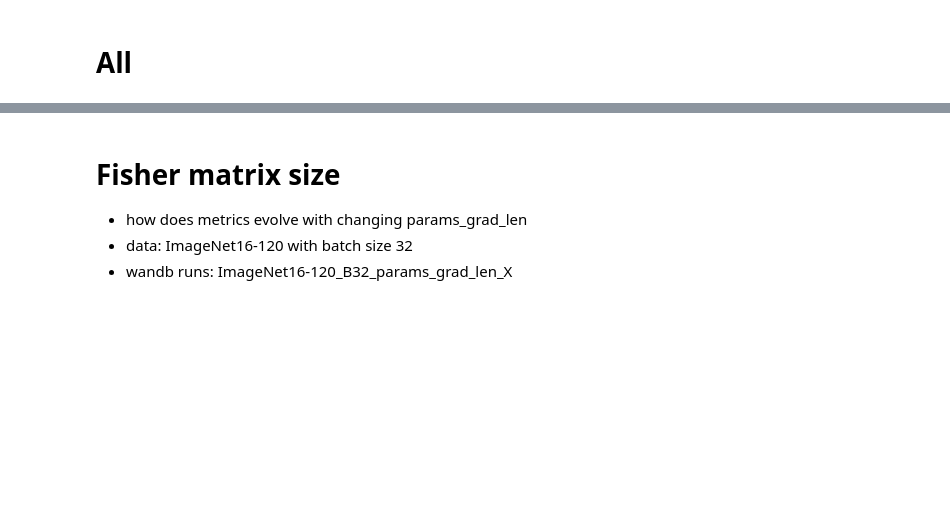
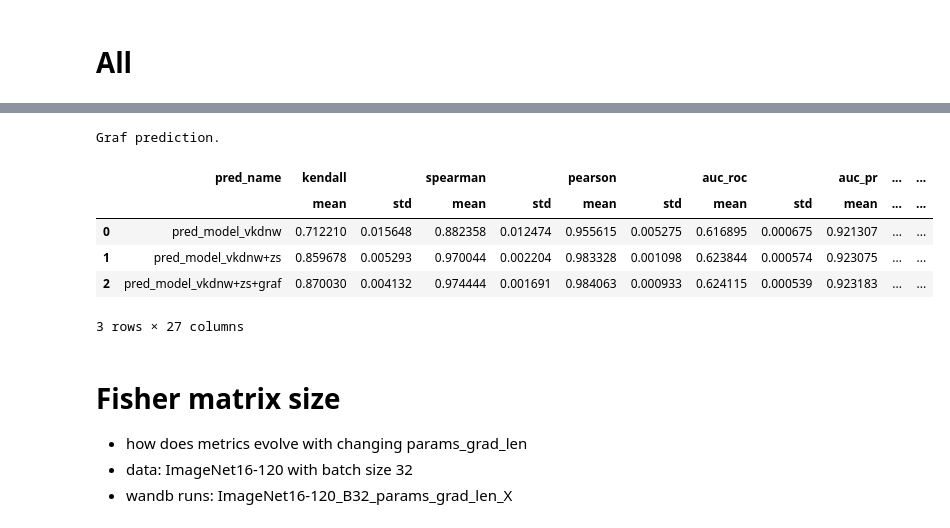
Before and after one commit to ondratybl/VKDNW, a Jupyter notebook: NB201/tss_analyze.ipynb, the cells around one changed output, grey strips where cells are left out. Saved outputs shown, nothing was run; the diff lists cells and outputs as text; code cells hidden in the pictures; blank space fills up the shorter version.

```diff
--- a/NB201/tss_analyze.ipynb
+++ b/NB201/tss_analyze.ipynb
@@ -125,3 +171,60 @@ Name: val_accs, dtype: float64
+# %%
+if not compute_graf:
+    print('No graf prediction.')
+else:
+    print('Graf prediction.')
+
+    from sklearn.ensemble import RandomForestRegressor
+    from sklearn.pipeline import Pipeline
+    from sklearn.preprocessing import StandardScaler
+    from sklearn.model_selection import train_test_split
+
+    pred_lists = {
+        'model_vkdnw': [p for p in results.columns if '_lambda_' in p] + ['vkdnw_chisquare', 'vkdnw_dim', 'flops'],
+        'model_vkdnw+zs': [p for p in results.columns if '_lambda_' in p] + ['vkdnw_chisquare', 'vkdnw_dim', 'flops'] + ['expressivity', 'progressivity', 'trainability', 'jacov','gradsign', 'zico', 'zen', 'grad_norm', 'naswot', 'synflow', 'snip', 'grasp', 'ntk', 'linear_region'],
+        'model_vkdnw+zs+graf': [p for p in results.columns if '_lambda_' in p] + ['vkdnw_chisquare', 'vkdnw_dim', 'flops'] + ['expressivity', 'progressivity', 'trainability', 'jacov','gradsign', 'zico', 'zen', 'grad_norm', 'naswot', 'synflow', 'snip', 'grasp', 'ntk', 'linear_region'] + [p for p in results.columns if 'op_' in p] + [p for p in results.columns if 'node_' in p]
+    }
+
+    log_train = None
+    for train_size in [32, 128, 1024]:
+        for seed in results['seed'].unique():
+
+            results_temp = results.loc[results['seed'] == seed, :].copy()
+            results_temp = results_temp.apply(lambda x: x.replace(-np.inf, x[x != -np.inf].min()))
+            results_temp = results_temp.apply(lambda x: x.replace(np.inf, x[x != np.inf].max()))
+            for model_name, pred_list in pred_lists.items():
+
+                train_df, test_df = train_test_split(results_temp, test_size=1 - (1024 / results_temp.shape[0]), random_state=seed)
+                model = Pipeline([
+                    ('scaler', StandardScaler()),           # Step 1: Standardize features
+                    ('regressor', RandomForestRegressor(n_estimators=300))  # Step 2: Train RandomForestRegressor
+                ])
+                model.fit(train_df[pred_list], train_df[target])
+                test_df['pred_' + model_name] = model.predict(test_df[pred_list])
+                log_train_temp = pd.DataFrame(get_metrics(test_df, 'pred_' + model_name, show_plot=False))
+                log_train_temp['train_size'] = train_size
+
+                if log_train is None:
+                    log_train = log_train_temp.copy()
+                else:
+                    log_train = pd.concat([log_train, log_train_temp.copy()], ignore_index=True)
+
+                if seed == min(results_temp['seed'].unique()):
+                    plot_stats(get_stats(results_temp, 'vkdnw_dim', target, zero_cost_rank), 'vkdnw_dim', target, f'{zero_cost_rank}_{train_size}')
+
+    log_train = log_train.groupby(['pred_name', 'train_size'], as_index=False).agg(['mean', 'std']).reset_index()
+    log_train['dataset'] = dataset
+    log_train['no_seeds'] = len(results['seed'].unique())
+    log_train['archs_filtered'] = str(compute_graf)
+    log_train
+# %% [output]
+Graf prediction.
+|  | pred_name | kendall |  | spearman |  | pearson |  | auc_roc |  | auc_pr | ... | ... |
+|  |  | mean | std | mean | std | mean | std | mean | std | mean | ... | ... |
+| 0 | pred_model_vkdnw | 0.712210 | 0.015648 | 0.882358 | 0.012474 | 0.955615 | 0.005275 | 0.616895 | 0.000675 | 0.921307 | ... | ... |
+| 1 | pred_model_vkdnw+zs | 0.859678 | 0.005293 | 0.970044 | 0.002204 | 0.983328 | 0.001098 | 0.623844 | 0.000574 | 0.923075 | ... | ... |
+| 2 | pred_model_vkdnw+zs+graf | 0.870030 | 0.004132 | 0.974444 | 0.001691 | 0.984063 | 0.000933 | 0.624115 | 0.000539 | 0.923183 | ... | ... |
+3 rows × 27 columns
 # %% [markdown]
 # Fisher matrix size
 
```
Also changed, not shown: parts of 4 cells of this notebook, 2 other files.
